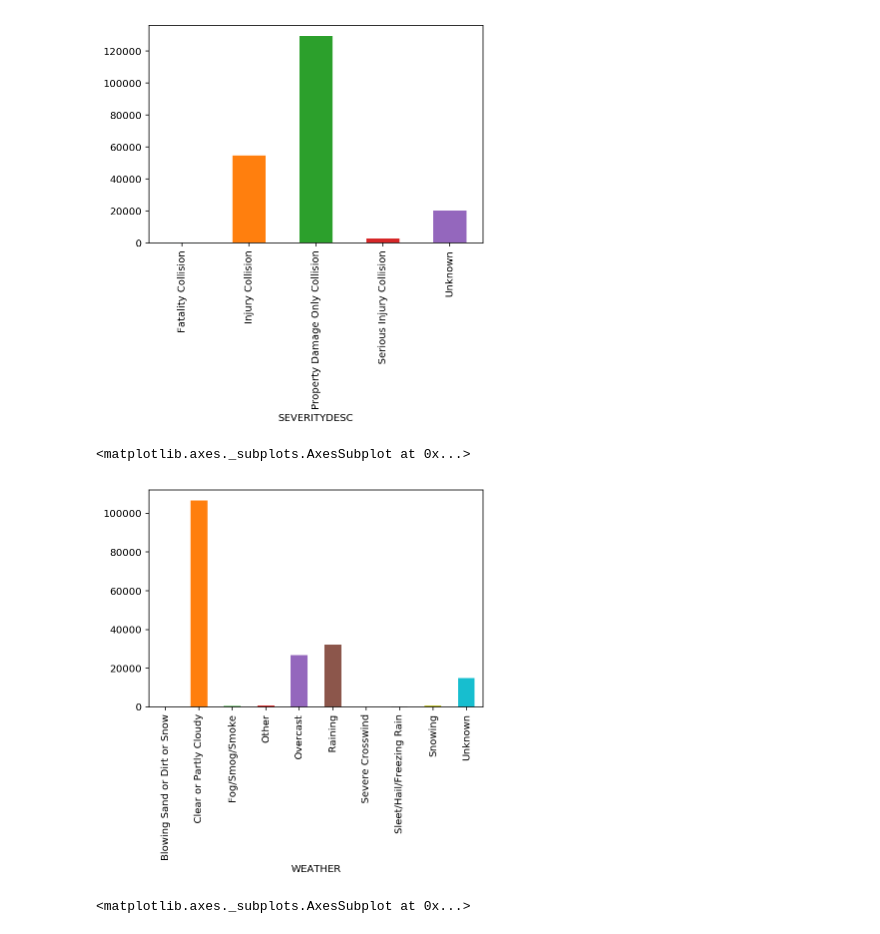
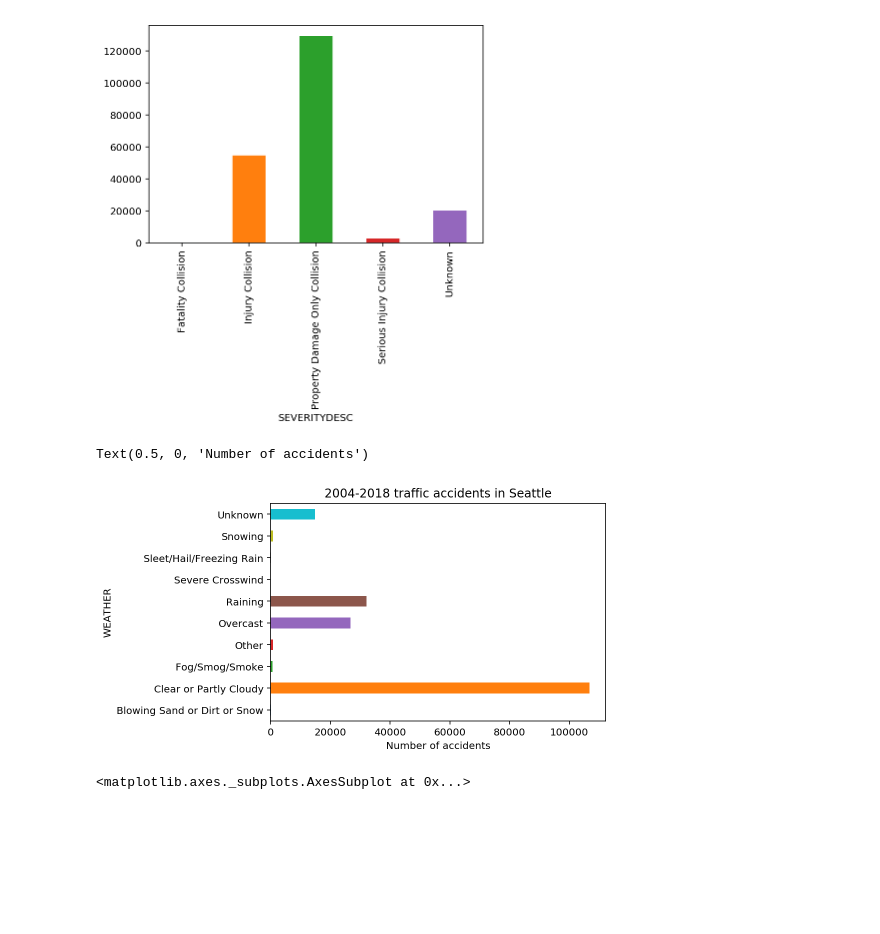
Before and after one commit to gsaidov/capstone, a Jupyter notebook: cleaning.ipynb, the cells around one changed output. Cells and saved outputs as stored; diff of their text form; code cells hidden in the pictures; blank space fills up the shorter version.

```diff
--- a/cleaning.ipynb
+++ b/cleaning.ipynb
@@ -208,10 +208,12 @@ new_df.groupby(new_df['SEVERITYDESC']).SEVERITYDESC.count().plot(kind = 'bar')
 <matplotlib.axes._subplots.AxesSubplot at 0x...>
 [figure]
 # %%
-new_df.groupby(new_df['WEATHER']).SEVERITYDESC.count().plot(kind = 'bar')
+new_df.groupby(new_df['WEATHER']).SEVERITYDESC.count().plot(kind = 'barh')
+plt.title('2004-2018 traffic accidents in Seattle')
+plt.xlabel('Number of accidents')
 # %% [output]
-<matplotlib.axes._subplots.AxesSubplot at 0x...>
+Text(0.5, 0, 'Number of accidents')
-[figure, old version]
+[figure, new version]
 # %%
 new_df.groupby(new_df['LIGHTCOND']).SEVERITYDESC.count().plot(kind = 'bar')
 # %% [output]
```
